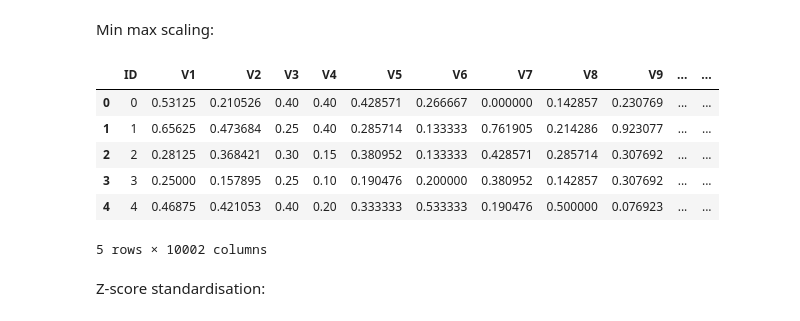
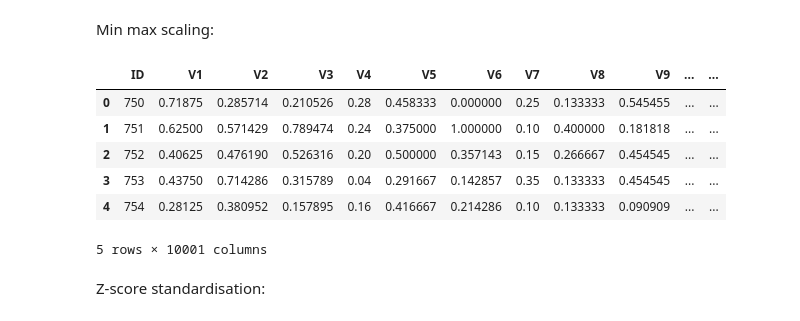
Before and after one commit to Esaiasson/Machine_learning_WS_2025, a Jupyter notebook: A1/amazon_review.ipynb, the cells around one changed output. Drawn from its saved outputs; the diff is of its cells as text; code cells hidden in the pictures.

```diff
--- a/A1/amazon_review.ipynb
+++ b/A1/amazon_review.ipynb
@@ -133,19 +133,26 @@ There are several ways to do this, here the values will be adjusted using min-ma
 Min max scaling:
 # %%
 rev_df_lrn_minmax_scaled = rev_df_lrn.copy()
+rev_df_tes_minmax_scaled = rev_df_tes.copy()
+
 
 for column in rev_df_lrn_minmax_scaled.iloc[:, 1:10001].columns:
     rev_df_lrn_minmax_scaled[column] = (rev_df_lrn_minmax_scaled[column] - rev_df_lrn_minmax_scaled[column].min()) / (rev_df_lrn_minmax_scaled[column].max() - rev_df_lrn_minmax_scaled[column].min())
 
-rev_df_lrn_scaled.head()
+for column in rev_df_tes_minmax_scaled.iloc[:, 1:10001].columns:
+    rev_df_tes_minmax_scaled[column] = (rev_df_tes_minmax_scaled[column] - rev_df_tes_minmax_scaled[column].min()) / (rev_df_tes_minmax_scaled[column].max() - rev_df_tes_minmax_scaled[column].min())
+
+
+
+rev_df_lrn_minmax_scaled.head()
 # %% [output]
 |  | ID | V1 | V2 | V3 | V4 | V5 | V6 | V7 | V8 | V9 | ... | ... |
-| 0 | 0 | 0.53125 | 0.210526 | 0.40 | 0.40 | 0.428571 | 0.266667 | 0.000000 | 0.142857 | 0.230769 | ... | ... |
-| 1 | 1 | 0.65625 | 0.473684 | 0.25 | 0.40 | 0.285714 | 0.133333 | 0.761905 | 0.214286 | 0.923077 | ... | ... |
-| 2 | 2 | 0.28125 | 0.368421 | 0.30 | 0.15 | 0.380952 | 0.133333 | 0.428571 | 0.285714 | 0.307692 | ... | ... |
-| 3 | 3 | 0.25000 | 0.157895 | 0.25 | 0.10 | 0.190476 | 0.200000 | 0.380952 | 0.142857 | 0.307692 | ... | ... |
-| 4 | 4 | 0.46875 | 0.421053 | 0.40 | 0.20 | 0.333333 | 0.533333 | 0.190476 | 0.500000 | 0.076923 | ... | ... |
+| 0 | 750 | 0.71875 | 0.285714 | 0.210526 | 0.28 | 0.458333 | 0.000000 | 0.25 | 0.133333 | 0.545455 | ... | ... |
+| 1 | 751 | 0.62500 | 0.571429 | 0.789474 | 0.24 | 0.375000 | 1.000000 | 0.10 | 0.400000 | 0.181818 | ... | ... |
+| 2 | 752 | 0.40625 | 0.476190 | 0.526316 | 0.20 | 0.500000 | 0.357143 | 0.15 | 0.266667 | 0.454545 | ... | ... |
+| 3 | 753 | 0.43750 | 0.714286 | 0.315789 | 0.04 | 0.291667 | 0.142857 | 0.35 | 0.133333 | 0.454545 | ... | ... |
+| 4 | 754 | 0.28125 | 0.380952 | 0.157895 | 0.16 | 0.416667 | 0.214286 | 0.10 | 0.133333 | 0.090909 | ... | ... |
-5 rows × 10002 columns
+5 rows × 10001 columns
 # %% [markdown]
 Z-score standardisation:
 # %%
```
Also changed, not shown: parts of 3 cells of this notebook.
